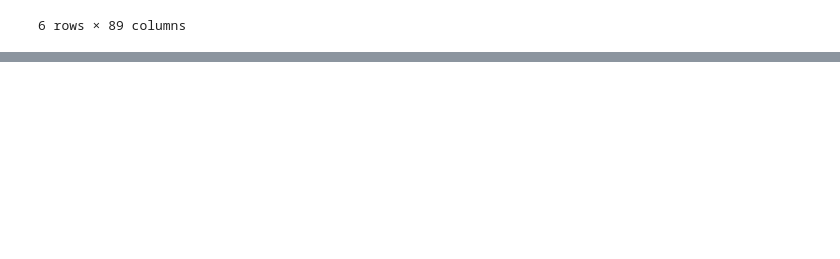
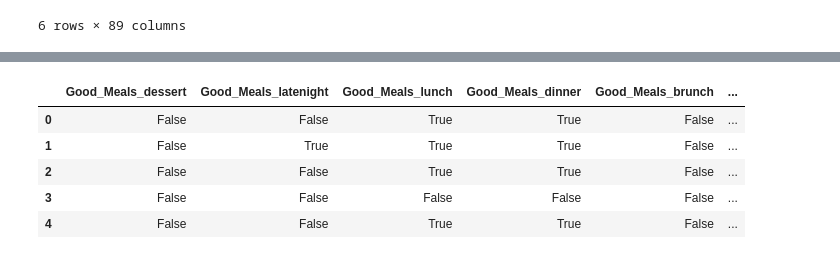
Before and after one commit to sarkaja/NLP, a Jupyter notebook: pripravatextu.ipynb, the cells around one changed output, grey strips where cells are left out. Cells and saved outputs as stored; diff of their text form; code cells hidden in the pictures; blank space fills up the shorter version.

```diff
--- a/pripravatextu.ipynb
+++ b/pripravatextu.ipynb
@@ -469,0 +450,18 @@ NameError: name 'dfin' is not defined
+# %%
+dfin['attributes.GoodForMeal'] = dfin['attributes.GoodForMeal'].replace(np.NaN,
+        "{'dessert': False, 'latenight': False, 'lunch': False, 'dinner': False, 'brunch': False, 'breakfast': False}")
+
+dfin['attributes.GoodForMeal'] = dfin['attributes.GoodForMeal'].astype(str)
+dfin['attributes.GoodForMeal'] = dfin['attributes.GoodForMeal'].map(lambda x: dict(eval(x)))
+dGFM = pd.json_normalize(dfin['attributes.GoodForMeal'])
+dGFM = dGFM.fillna(value=np.nan)
+dGFM = dGFM.replace(np.nan, False)
+dGFM = dGFM.add_prefix('Good_Meals_')
+dGFM.head(5)
+# %% [output]
+|  | Good_Meals_dessert | Good_Meals_latenight | Good_Meals_lunch | Good_Meals_dinner | Good_Meals_brunch | ... |
+| 0 | False | False | True | True | False | ... |
+| 1 | False | True | True | True | False | ... |
+| 2 | False | False | True | True | False | ... |
+| 3 | False | False | False | False | False | ... |
+| 4 | False | False | True | True | False | ... |
```
Also changed, not shown: parts of 41 cells of this notebook.
